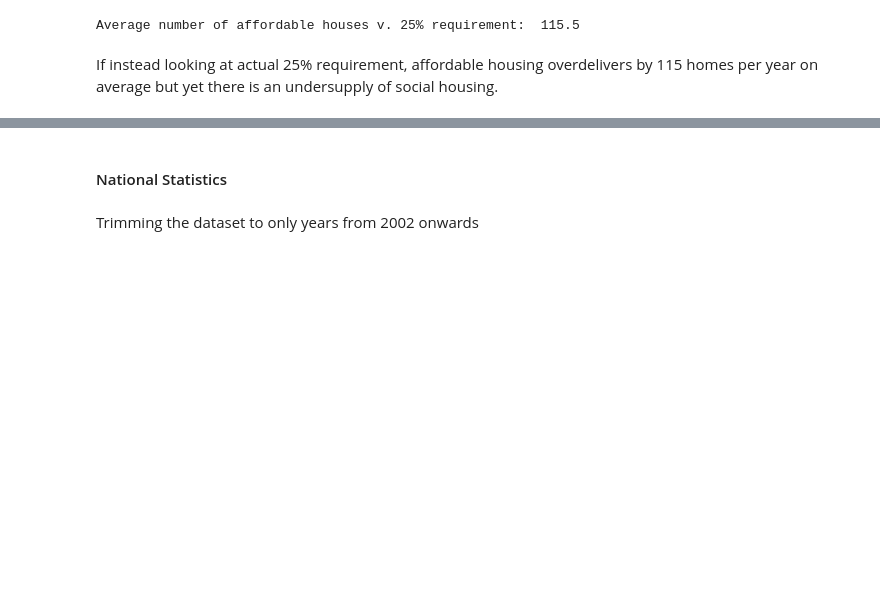
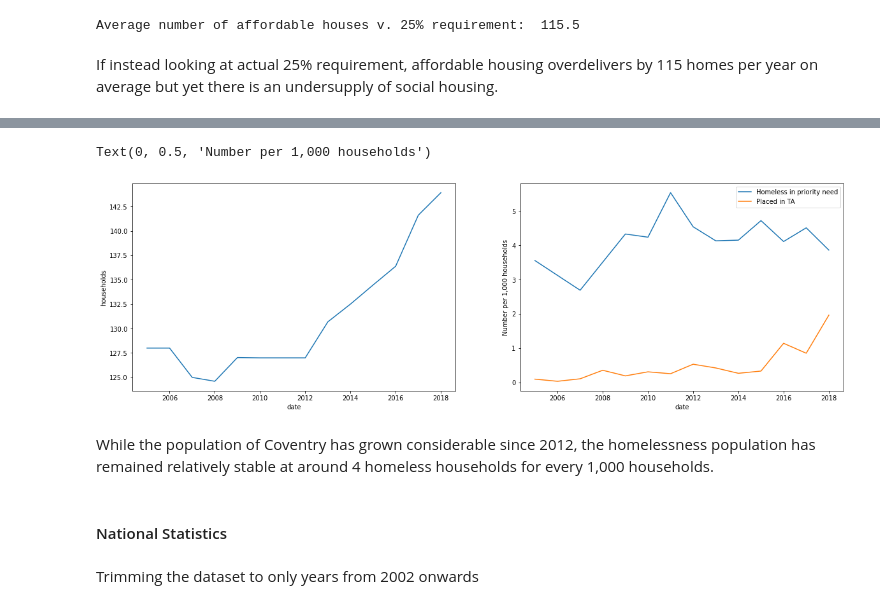
Before and after one commit to potato-bit/RA, a Jupyter notebook: cleaned datasets/analysis_h6.ipynb, the cells around one changed output, grey strips where cells are left out. Cells and saved outputs as stored; diff of their text form; code cells hidden in the pictures; blank space fills up the shorter version.

```diff
--- a/cleaned datasets/analysis_h6.ipynb
+++ b/cleaned datasets/analysis_h6.ipynb
@@ -396,3 +407,17 @@ If instead looking at actual 25% requirement, affordable housing overdelivers by
+# %%
+fig, axs = plt.subplots(1,2,figsize=(20,6))
+ax0 = sns.lineplot(x='date',y='households',data=dcov_hl,ax=axs[0])
+ax1 = sns.lineplot(x='date',y='homeless_pm',data=dcov_hl,ax=axs[1])
+ax2 = sns.lineplot(x='date',y='TA_pm',data=dcov_hl,ax=axs[1])
+axs[0].set_title('Number of Households (in 000s)')
+axs[1].set_title('Decision by Local Authority')
+axs[1].legend(['Homeless in priority need','Placed in TA'])
+axs[1].set_ylabel('Number per 1,000 households')
+# %% [output]
+Text(0, 0.5, 'Number per 1,000 households')
+[figure, added]
+# %% [markdown]
+While the population of Coventry has grown considerable since 2012, the homelessness population has remained relatively stable at around 4 homeless households for every 1,000 households.
 # %% [markdown]
 #### National Statistics
 # %% [markdown]
```
Also changed, not shown: parts of 9 cells of this notebook.
